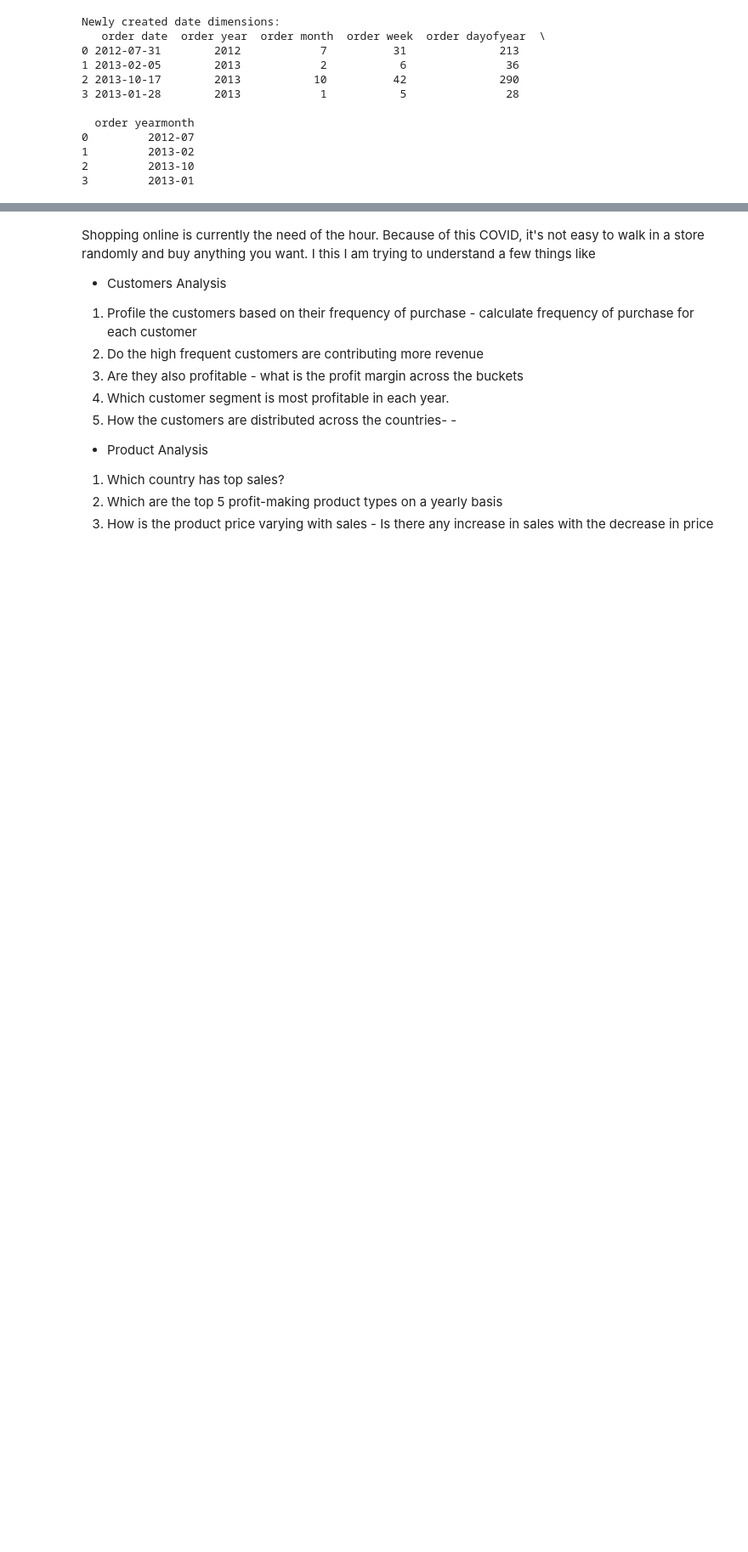
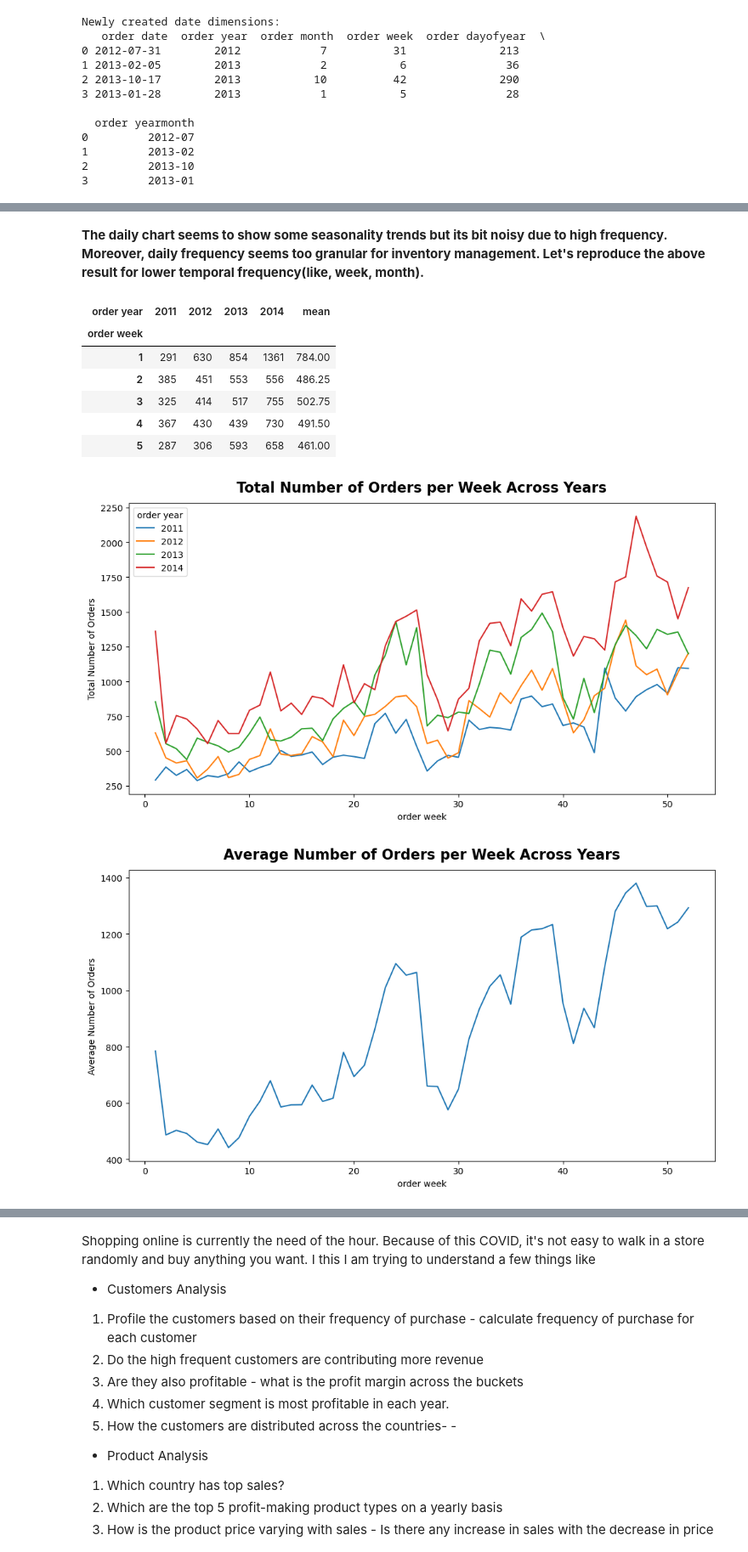
Before and after one commit to annugit1655/Global-Superstore-Project, a Jupyter notebook: notebooks/order-return.ipynb, the cells around one changed output, grey strips where cells are left out. Shown at 85% size. Saved outputs shown, nothing was run; the diff lists cells and outputs as text; code cells hidden in the pictures; blank space fills up the shorter version.

```diff
--- a/notebooks/order-return.ipynb
+++ b/notebooks/order-return.ipynb
@@ -434,0 +439,30 @@ monthly_summary.T
+# %% [markdown]
+**The daily chart seems to show some seasonality trends but its bit noisy due to high frequency. Moreover, daily frequency seems too granular for inventory management. Let's reproduce the above result for lower temporal frequency(like, week, month).**
+# %%
+week_df = order_df.groupby(['order year', 'order week'])['quantity'].sum().unstack('order year').fillna(0)
+
+# mean of a product for each week across years
+week_df['mean'] = week_df.mean(axis=1)
+
+# look at the data
+display(week_df.head())
+# plot the total quantity of each week across years and aveage quantity of each week across years as well
+week_plot = week_df.iloc[:,:-1].plot(figsize=(12,6))
+plt.title('Total Number of Orders per Week Across Years', fontsize=16, fontweight='bold', y=1.02)
+plt.ylabel('Total Number of Orders')
+plt.show()
+
+week_df.iloc[:,-1].plot(figsize=(12,6))
+plt.title('Average Number of Orders per Week Across Years', fontsize=16, fontweight='bold', y=1.02)
+plt.ylabel('Average Number of Orders')
+plt.show()
+# %% [output]
+| order year | 2011 | 2012 | 2013 | 2014 | mean |
+| order week |  |  |  |  |  |
+| 1 | 291 | 630 | 854 | 1361 | 784.00 |
+| 2 | 385 | 451 | 553 | 556 | 486.25 |
+| 3 | 325 | 414 | 517 | 755 | 502.75 |
+| 4 | 367 | 430 | 439 | 730 | 491.50 |
+| 5 | 287 | 306 | 593 | 658 | 461.00 |
+[figure, added]
+[figure, added]
```
Also changed, not shown: parts of 7 cells of this notebook.
